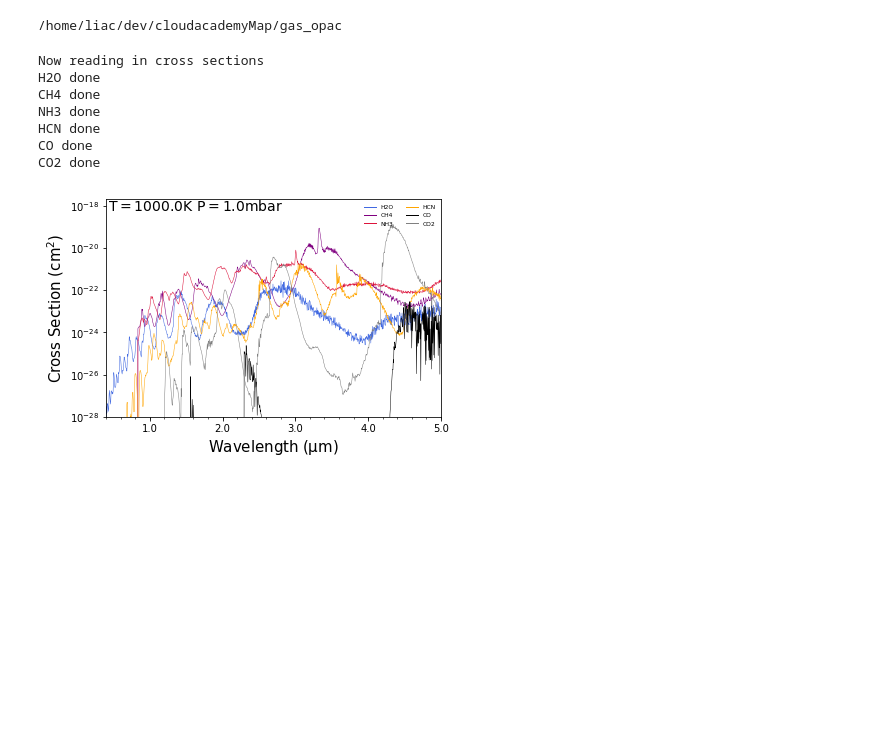
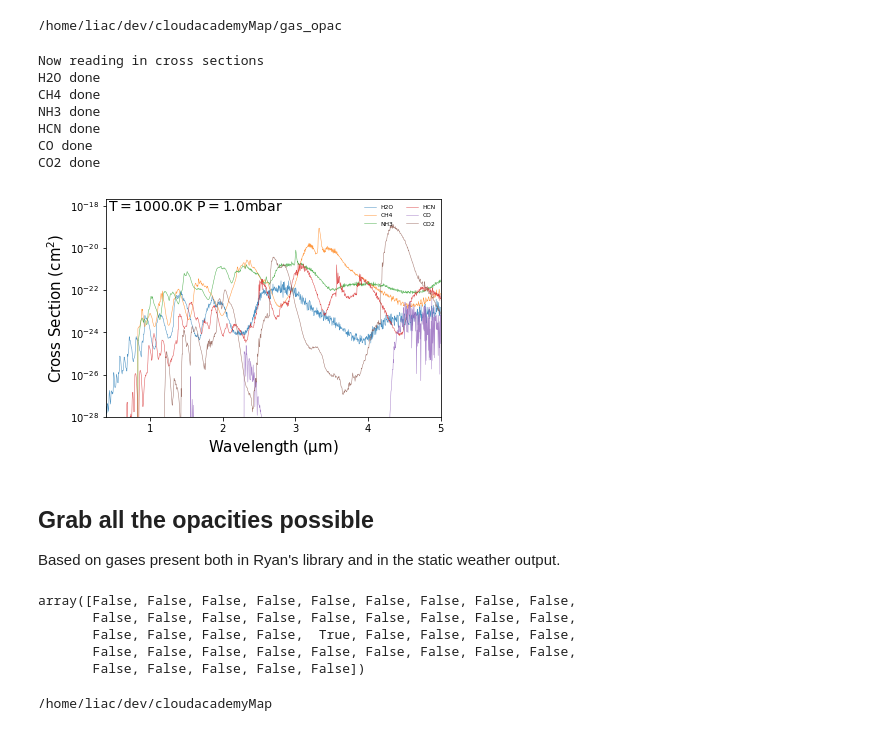
Before and after one commit to eblur/cloudacademyMap, a Jupyter notebook: notebooks/test_gas_opac.ipynb, the cells around one changed output. Cells and saved outputs as stored; diff of their text form; code cells hidden in the pictures; blank space fills up the shorter version.

Commit message:
latest check of opacity_demo

```diff
--- a/notebooks/test_gas_opac.ipynb
+++ b/notebooks/test_gas_opac.ipynb
@@ -39,13 +39,6 @@ opacity_treatment = 'Log-avg'           # Options: Opacity-sample / Log-avg
 
 # Extract desired cross sections from the database
 cross_sections = demo.Extract_opacity(chemical_species, P, T, wl, opacity_treatment)   # Format: np array(N_species, N_wl) / Units: (m^2 / species)
-
-# Example: seperate H2O cross section, and print to terminal
-H2O_cross_section = cross_sections[np.where(chemical_species=='H2O')[0][0],:]    # Format: np array(N_wl) / Units: (m^2 / molecule)
-#print (H2O_cross_section)
-
-# Plot cross sections
-demo.plot_opacity(chemical_species, cross_sections, P, T, wl)
 # %% [output]
 Now reading in cross sections
 H2O done
@@ -54,4 +47,3 @@ NH3 done
 HCN done
 CO done
 CO2 done
-[figure, removed]
@@ -57,0 +104,9 @@ CO2 done
+# %%
+# Plot cross sections
+plot_opacity(chemical_species, cross_sections, P, T, wl, lw=0.5, alpha=0.8)
+# %% [output]
+[figure, added]
+# %% [markdown]
+## Grab all the opacities possible
+
+Based on gases present both in Ryan's library and in the static weather output.
@@ -57,0 +121,12 @@ CO2 done
+# %%
+np.array(RMcD_gas_upper) == 'TIO'
+# %% [output]
+array([False, False, False, False, False, False, False, False, False,
+       False, False, False, False, False, False, False, False, False,
+       False, False, False, False,  True, False, False, False, False,
+       False, False, False, False, False, False, False, False, False,
+       False, False, False, False, False])
+# %%
+cd ..
+# %% [output]
+/home/liac/dev/cloudacademyMap
```
Also changed, not shown: parts of 19 cells of this notebook.
